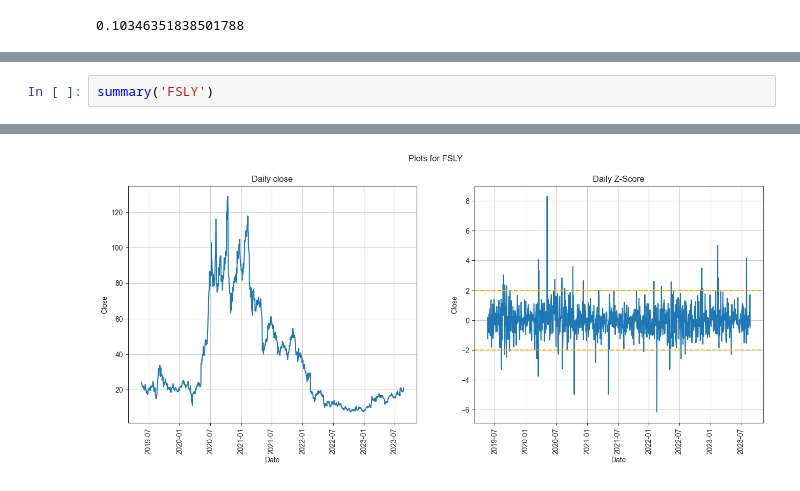
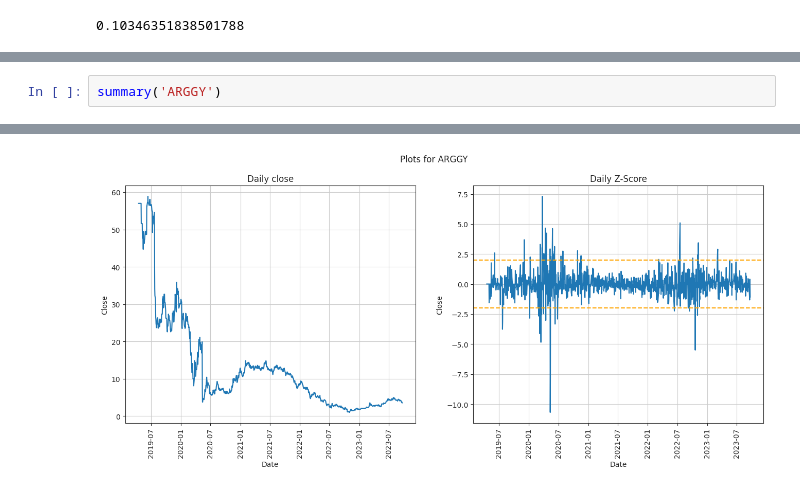
Before and after one commit to ggoni/dividend-stock-picker, a Jupyter notebook: explore.ipynb, the cells around one changed output, grey strips where cells are left out. Cells and saved outputs as stored; diff of their text form.

```diff
--- a/explore.ipynb
+++ b/explore.ipynb
@@ -251,3 +251,3 @@ mono('USDCHF=X')
 # %%
-summary('FSLY')
+summary('ARGGY')
 # %% [output]
@@ -261 +261 @@ FSLY        3.614   0.439448
-[figure, old version]
+[figure, new version]
```
Also changed, not shown: parts of 9 cells of this notebook, 1 other file.
